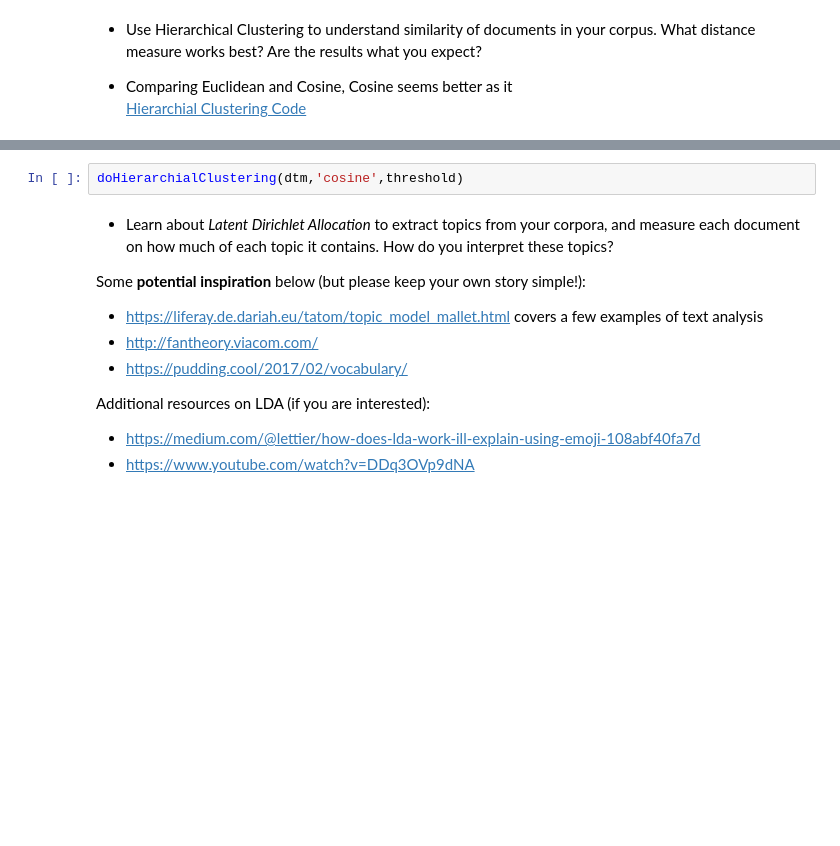
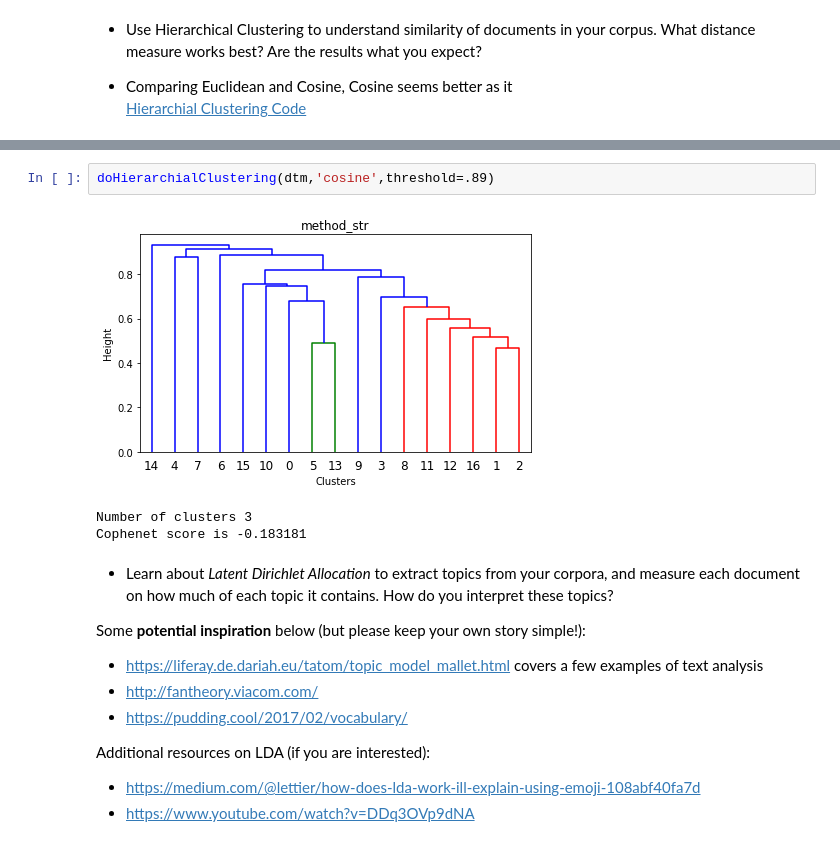
Before and after one commit to hanifa2102/AIAP_Week5, a Jupyter notebook: Week5_NLP_student.ipynb, the cells around one changed output, grey strips where cells are left out. Cells and saved outputs as stored; diff of their text form; blank space fills up the shorter version.

```diff
--- a/Week5_NLP_student.ipynb
+++ b/Week5_NLP_student.ipynb
@@ -125,5 +128,9 @@ doHierarchialClustering(dtm,'euclidean',threshold)
 # %%
-doHierarchialClustering(dtm,'cosine',threshold)
+doHierarchialClustering(dtm,'cosine',threshold=.89)
+# %% [output]
+[figure, added]
+Number of clusters 3
+Cophenet score is -0.183181
 # %% [markdown]
 * Learn about *Latent Dirichlet Allocation* to extract topics from your corpora, and measure each document on how much of each topic it contains. How do you interpret these topics?
 
```
Also changed, not shown: parts of 17 cells of this notebook, 1 other file.
